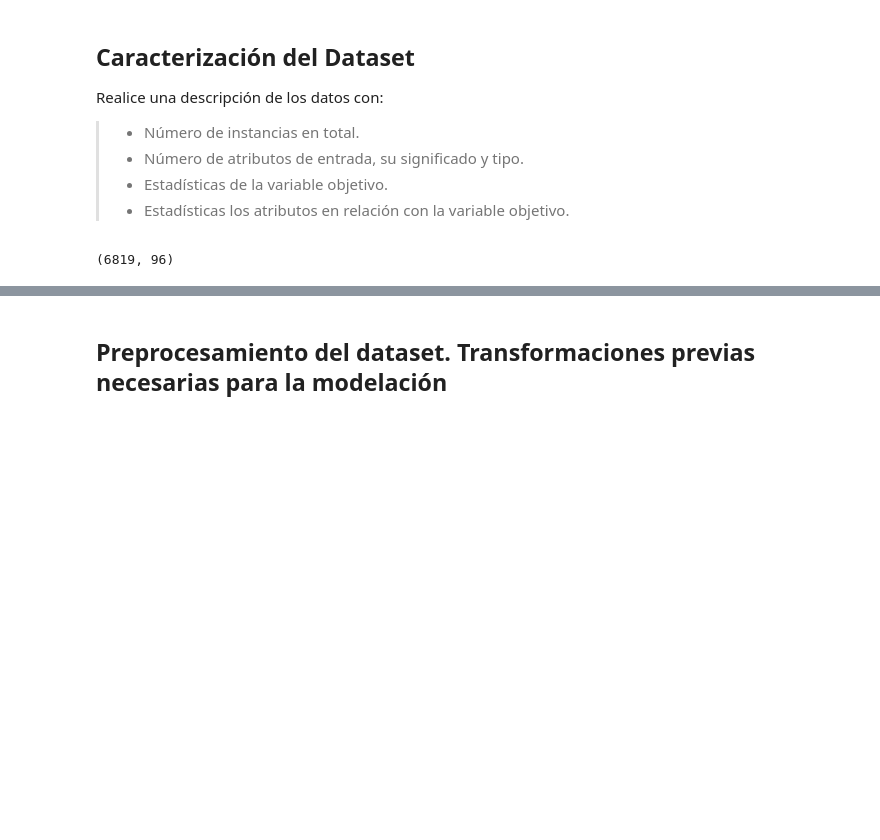
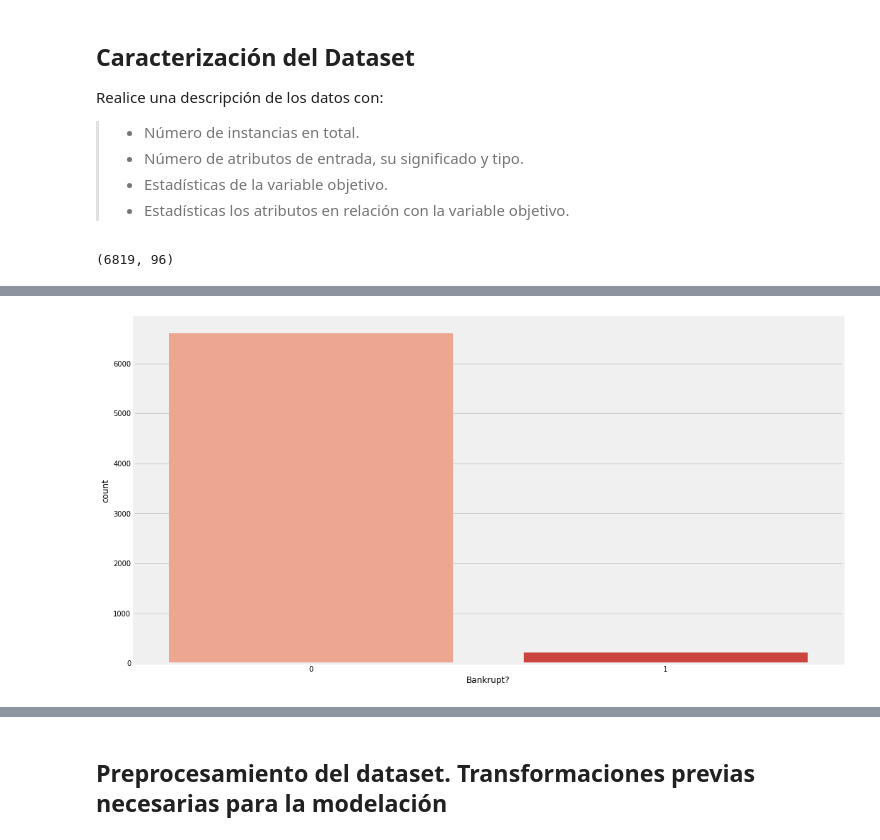
Before and after one commit to xagranda99/PopQuizGrupo8, a Jupyter notebook: [NRC_6262]_XavierGranda_PopQuiz1.ipynb, the cells around one changed output, grey strips where cells are left out. Drawn from its saved outputs; the diff is of its cells as text; code cells hidden in the pictures; blank space fills up the shorter version.

```diff
--- a/[NRC_6262]_XavierGranda_PopQuiz1.ipynb
+++ b/[NRC_6262]_XavierGranda_PopQuiz1.ipynb
@@ -57,0 +270,9 @@ df.info()
+# %%
+'''Estadísticas de la variable objetivo.'''
+df.shape
+df.isnull().sum()
+plt.figure(figsize=(16,9))
+sns.countplot(x = 'Bankrupt?',data = df,palette ='Reds' )
+plt.show()
+# %% [output]
+[figure, added]
```
Also changed, not shown: parts of 12 cells of this notebook.
